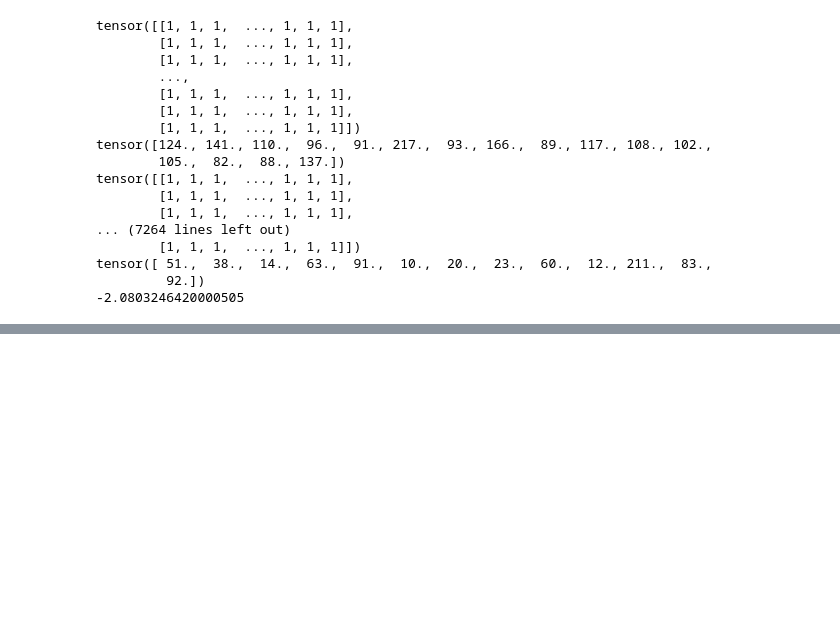
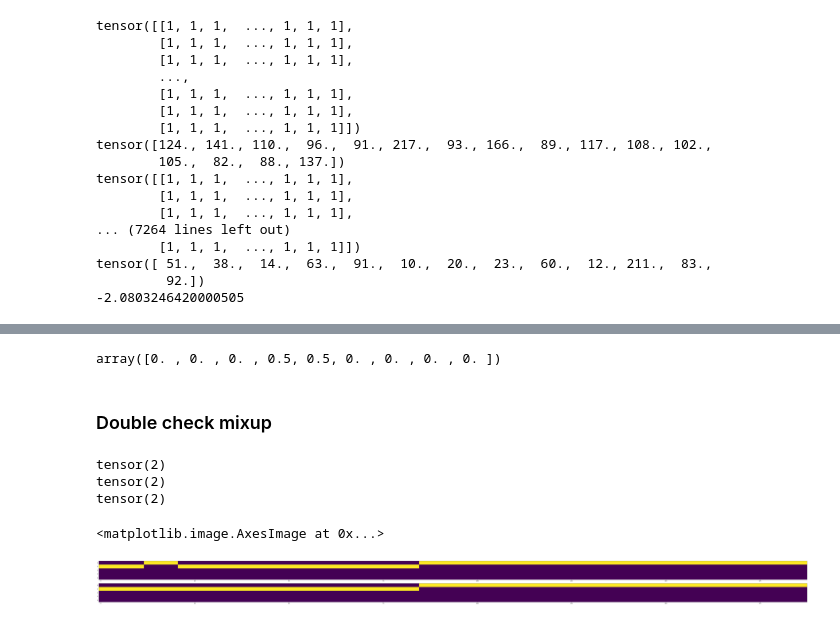
Before and after one commit to GeoffreyFrost/code-switched-language-diarization, a Jupyter notebook: notebooks/preprocessor_tinker.ipynb, the cells around one changed output, grey strips where cells are left out. Saved outputs shown, nothing was run; the diff lists cells and outputs as text; code cells hidden in the pictures; blank space fills up the shorter version.

```diff
--- a/notebooks/preprocessor_tinker.ipynb
+++ b/notebooks/preprocessor_tinker.ipynb
@@ -146,0 +193,8 @@ t = pd.Series(df_trn.audio_fpath)
+# %%
+import numpy as np
+
+np.sum(np.gradient([0,0,0,0,1,1,1,1,1]))
+# %% [output]
+array([0. , 0. , 0. , 0.5, 0.5, 0. , 0. , 0. , 0. ])
+# %% [markdown]
+### Double check mixup
@@ -146,0 +230,51 @@ t = pd.Series(df_trn.audio_fpath)
+# %%
+cfg = ModelConfig()
+cfg.backbone = 'wavlm-large'
+cfg.n_classes = 5
+
+train_dataloader, dev_dataloader = create_dataloaders(df_trn, df_dev, bs=4, num_workers=4)
+model = LitCSDetector(model_config=cfg)
+
+mixer = MixUp(mixup_prob=1.0, mixup_size=1.0, beta_min=1.0, beta_max=1.0)
+# %%
+for batch in train_dataloader:
+    with torch.no_grad():
+        x, l, y, y_l = batch
+
+        print(y.max())
+
+        padding_masks = get_padding_masks_from_length(x, l)
+        x, padding_masks, lengths = model.backbone.custom_feature_extractor(x, padding_masks)
+
+        y = interp_targets(y, torch.max(lengths))
+
+        print(y.max())
+
+        y_old = y
+        x_old = x.clone()
+        x, y = mixer.forward(x, lengths,
+                            F.one_hot(y.to(torch.long), num_classes=5).float())
+
+        print(torch.argmax(y, dim=-1).max())
+
+    break
+# %% [output]
+tensor(2)
+tensor(2)
+tensor(2)
+# %%
+y_old = F.one_hot(y_old.to(torch.long), num_classes=5).float()
+# %%
+from matplotlib.pyplot import figure
+#figure(figsize=(100, 6), dpi=300)
+
+fig, ax = plt.subplots(2, 1, figsize=(100, 6))
+idx = 3
+
+ax[0].imshow(y[idx].T)
+ax[1].imshow(y_old[idx].T)
+
+# plt.imshow(y[idx].T - y_old[idx].T)
+# %% [output]
+<matplotlib.image.AxesImage at 0x...>
+[figure, added]
```
Also changed, not shown: parts of 14 cells of this notebook, 11 other files.
